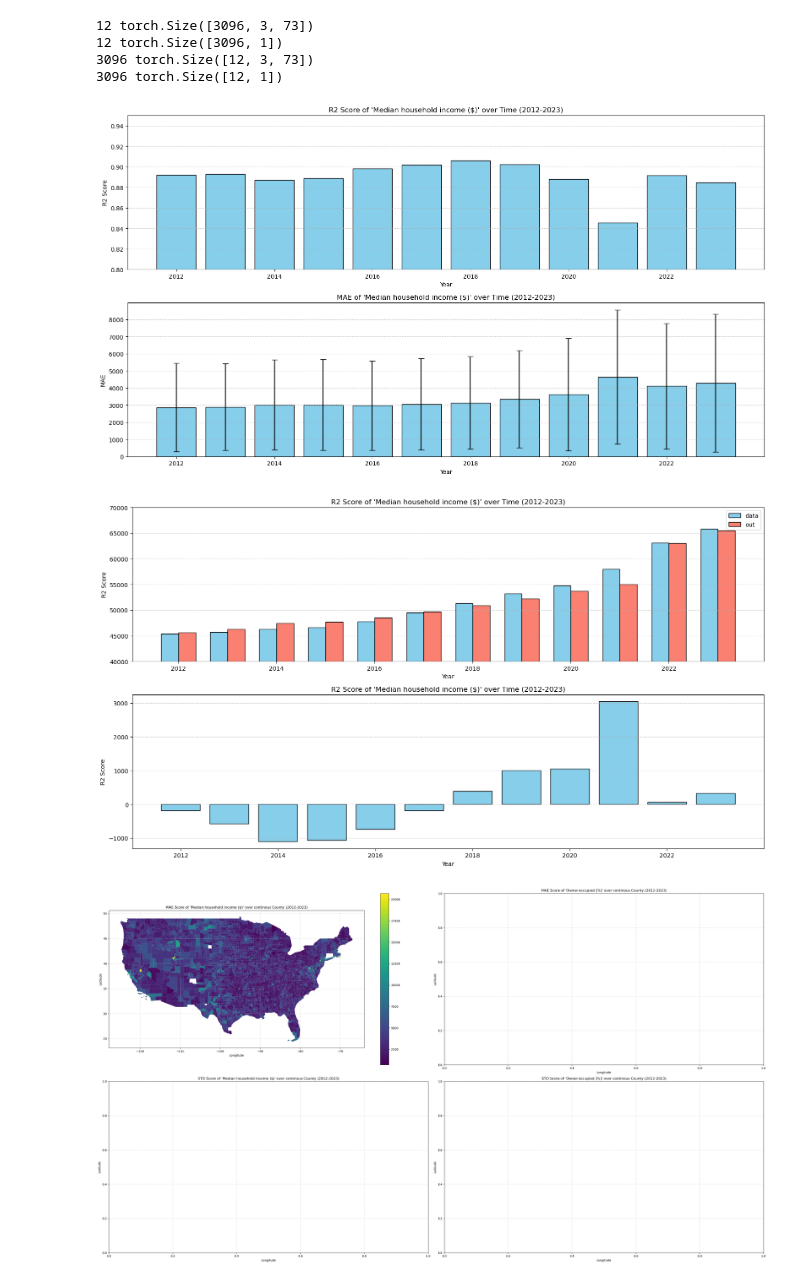
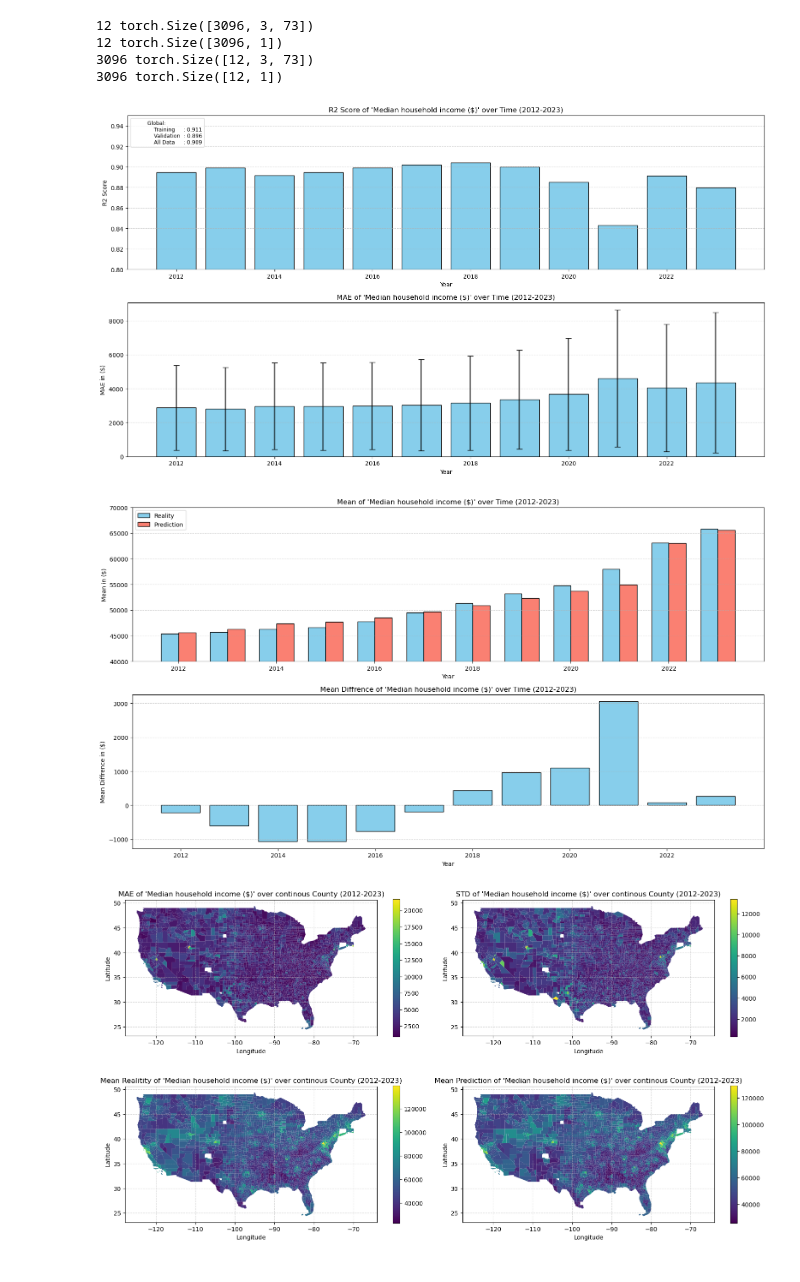
Before and after one commit to simon-0006/Data-Science-GESS---Group-Project, a Jupyter notebook: US_0/Analyse/Code/model_output.ipynb, the cells around one changed output. Drawn from its saved outputs; the diff is of its cells as text; code cells hidden in the pictures.

```diff
--- a/US_0/Analyse/Code/model_output.ipynb
+++ b/US_0/Analyse/Code/model_output.ipynb
@@ -104,10 +108,10 @@ def data_by_county(dict_x, dict_y):
 
     return (data_by_county_x, data_by_county_y)
 # %%
-scaler_dol_y = joblib.load("../../Data/Data/scaler_y.pkl")
+scaler_y = joblib.load("../../Data/Data/scaler_y.pkl")
 
-model_dol = torch.jit.load("../../Model/Model/model.pt")
-model_dol.eval()
+model = torch.jit.load("../../Model/Model/model.pt")
+model.eval()
 # %% [output]
 RecursiveScriptModule(
   original_name=RNN_Regressor
@@ -154,8 +161,8 @@ data_by_county_x, data_by_county_y = data_by_county(dict_x, dict_y)
 3096 torch.Size([12, 3, 73])
 3096 torch.Size([12, 1])
 # %%
-m_output_by_year, m_data_y_by_year, r2_by_year, mae_by_year, std_by_year = scorer(data_by_year_x, data_by_year_y)
-m_output_by_county, m_data_y_by_county, r2_by_county, mae_by_county, std_by_county = scorer(data_by_county_x, data_by_county_y)
+mean_output_by_year, mean_data_y_by_year, mean_diffrence_by_year, r2_by_year, mae_by_year, std_by_year = scorer(data_by_year_x, data_by_year_y)
+mean_output_by_county, mean_data_y_by_county, mean_diffrence_by_county, r2_by_county, mae_by_county, std_by_county = scorer(data_by_county_x, data_by_county_y)
 # %%
 fig, ax = plt.subplots(2, 1, figsize=(16, 9))
 ax = ax.flatten()
@@ -174,39 +181,48 @@ ax[0].set_ylabel("R2 Score")
 
 ax[1].set_title("MAE of 'Median household income ($)' over Time (2012-2023)")
 ax[1].set_xlabel("Year")
-ax[1].set_ylabel("MAE")
+ax[1].set_ylabel("MAE in ($)")
+
+label_0 = "Global: \n" \
+          "    Training     : 0.911\n" \
+          "    Validation  : 0.896\n " \
+          "   All Data     : 0.909"
+
+
+patch = mpatches.Patch(color='none', label=label_0)
+ax[0].legend(handles=[patch], loc='upper left', fontsize=9)
 
 fig.tight_layout()
 # %% [output]
-[figure, old version]
+[figure, new version]
 # %%
 fig, ax = plt.subplots(2, 1, figsize=(16, 9))
 ax = ax.flatten()
 
 width = 0.35
 
-ax[0].bar(years - width/2, m_data_y_by_year, width, label='data', color='skyblue', edgecolor="black")
-ax[0].bar(years + width/2, m_output_by_year, width, label='out', color='salmon', edgecolor="black")
-ax[0].legend()
+ax[0].bar(years - width/2, mean_data_y_by_year, width, label='Reality', color='skyblue', edgecolor="black")
+ax[0].bar(years + width/2, mean_output_by_year, width, label='Prediction', color='salmon', edgecolor="black")
+ax[0].legend(loc='upper left')
 
-ax[1].bar(years, m_data_y_by_year - m_output_by_year, label='data', color='skyblue', edgecolor="black")
+ax[1].bar(years, mean_diffrence_by_year, color='skyblue', edgecolor="black")
 
 ax[0].grid(True, axis='y', linestyle='--', alpha=0.6)
 ax[1].grid(True, axis='y', linestyle='--', alpha=0.6)
 
 ax[0].set_ylim(40000, 70000)
 
-ax[0].set_title("R2 Score of 'Median household income ($)' over Time (2012-2023)")
+ax[0].set_title("Mean of 'Median household income ($)' over Time (2012-2023)")
 ax[0].set_xlabel("Year")
-ax[0].set_ylabel("R2 Score")
+ax[0].set_ylabel("Mean in ($)")
 
-ax[1].set_title("R2 Score of 'Median household income ($)' over Time (2012-2023)")
+ax[1].set_title("Mean Diffrence of 'Median household income ($)' over Time (2012-2023)")
 ax[1].set_xlabel("Year")
-ax[1].set_ylabel("R2 Score")
+ax[1].set_ylabel("Mean Diffrence in ($)")
 
 fig.tight_layout()
 # %% [output]
-[figure, old version]
+[figure, new version]
 # %%
 gdf = gpd.read_file("../../Data/Shapefiles/tl_2023_us_county.shp")
 gdf = gdf[["GEOIDFQ", "geometry"]]
@@ -223,38 +237,41 @@ new_col = ["mae$", "mae%", "std$", "std%", 'out$', 'out%']
 # %%
-gdf_sorted['out$'] = m_output_by_county
-gdf_sorted['mae$'] = mae_by_county
-gdf_sorted['std$'] = std_by_county
+new_col = ["mae", "std", 'dat', 'out', 'dif']
+
+gdf_sorted['out'] = mean_output_by_county
+gdf_sorted['mae'] = mae_by_county
+gdf_sorted['std'] = std_by_county
+gdf_sorted['dat'] = mean_data_y_by_county
+gdf_sorted['dif'] = mean_diffrence_by_county
 # %%
-fig, ax = plt.subplots(2, 2, figsize=(32, 18))
+fig, ax = plt.subplots(2, 2, figsize=(16, 9))
 ax = ax.flatten()
 
-gdf_sorted.plot(column=new_col[0], cmap="viridis", legend=True, ax=ax[0])
-#gdf_sorted.plot(column=new_col[1], cmap="viridis", legend=True, ax=ax[1])
-#gdf_sorted.plot(column=new_col[2], cmap="viridis", legend=True, ax=ax[2])
-#gdf_sorted.plot(column=new_col[3], cmap="viridis", legend=True, ax=ax[3])
+gdf_sorted.plot(column=new_col[0], cmap="viridis", legend=True, ax=ax[0], legend_kwds={'shrink': 0.75})
+gdf_sorted.plot(column=new_col[1], cmap="viridis", legend=True, ax=ax[1], legend_kwds={'shrink': 0.75})
+gdf_sorted.plot(column=new_col[2], cmap="viridis", legend=True, ax=ax[2], legend_kwds={'shrink': 0.75})
+gdf_sorted.plot(column=new_col[3], cmap="viridis", legend=True, ax=ax[3], legend_kwds={'shrink': 0.75})
 
-ax[0].set_title("MAE Score of 'Median household income ($)' over continous County (2012-2023)")
+ax[0].set_title("MAE of 'Median household income ($)' over continous County (2012-2023)")
 ax[0].set_xlabel("Longitude")
 ax[0].set_ylabel("Latitude")
 
-ax[1].set_title("MAE Score of 'Owner-occupied [%]' over continous County (2012-2023)")
+ax[1].set_title("STD of 'Median household income ($)' over continous County (2012-2023)")
 ax[1].set_xlabel("Longitude")
 ax[1].set_ylabel("Latitude")
 
-ax[2].set_title("STD Score of 'Median household income ($)' over continous County (2012-2023)")
+ax[2].set_title("Mean Realitity of 'Median household income ($)' over continous County (2012-2023)")
 ax[2].set_xlabel("Longitude")
 ax[2].set_ylabel("Latitude")
 
-ax[3].set_title("STD Score of 'Owner-occupied [%]' over continous County (2012-2023)")
+ax[3].set_title("Mean Prediction of 'Median household income ($)' over continous County (2012-2023)")
 ax[3].set_xlabel("Longitude")
 ax[3].set_ylabel("Latitude")
 
 ax[0].grid(True, linestyle='--', alpha=0.5)
 ax[1].grid(True, linestyle='--', alpha=0.5)
 ax[2].grid(True, linestyle='--', alpha=0.5)
 ax[3].grid(True, linestyle='--', alpha=0.5)
 
-plt.tight_layout()
-plt.show()
+fig.tight_layout()
 # %% [output]
-[figure, old version]
+[figure, new version]
```
Also changed, not shown: parts of 6 cells of this notebook, 6 other files.
